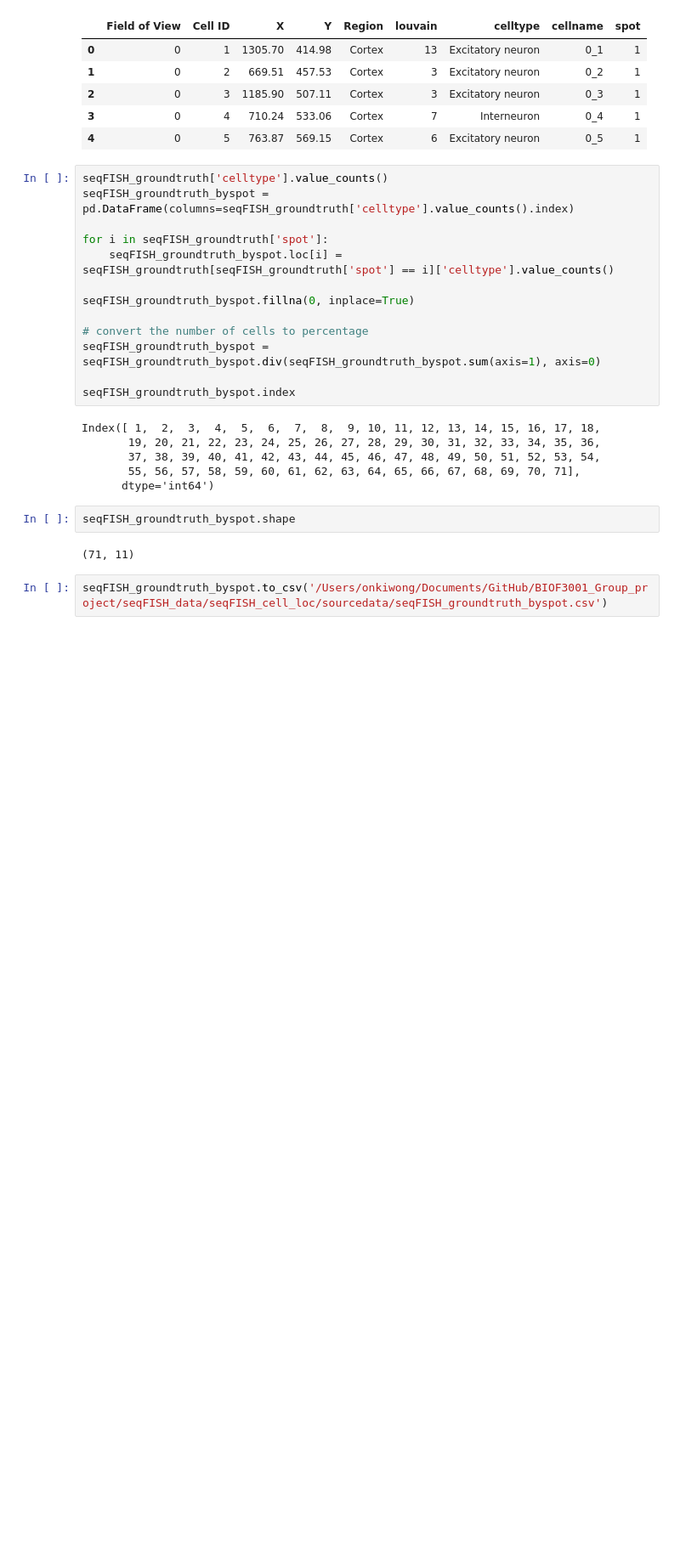
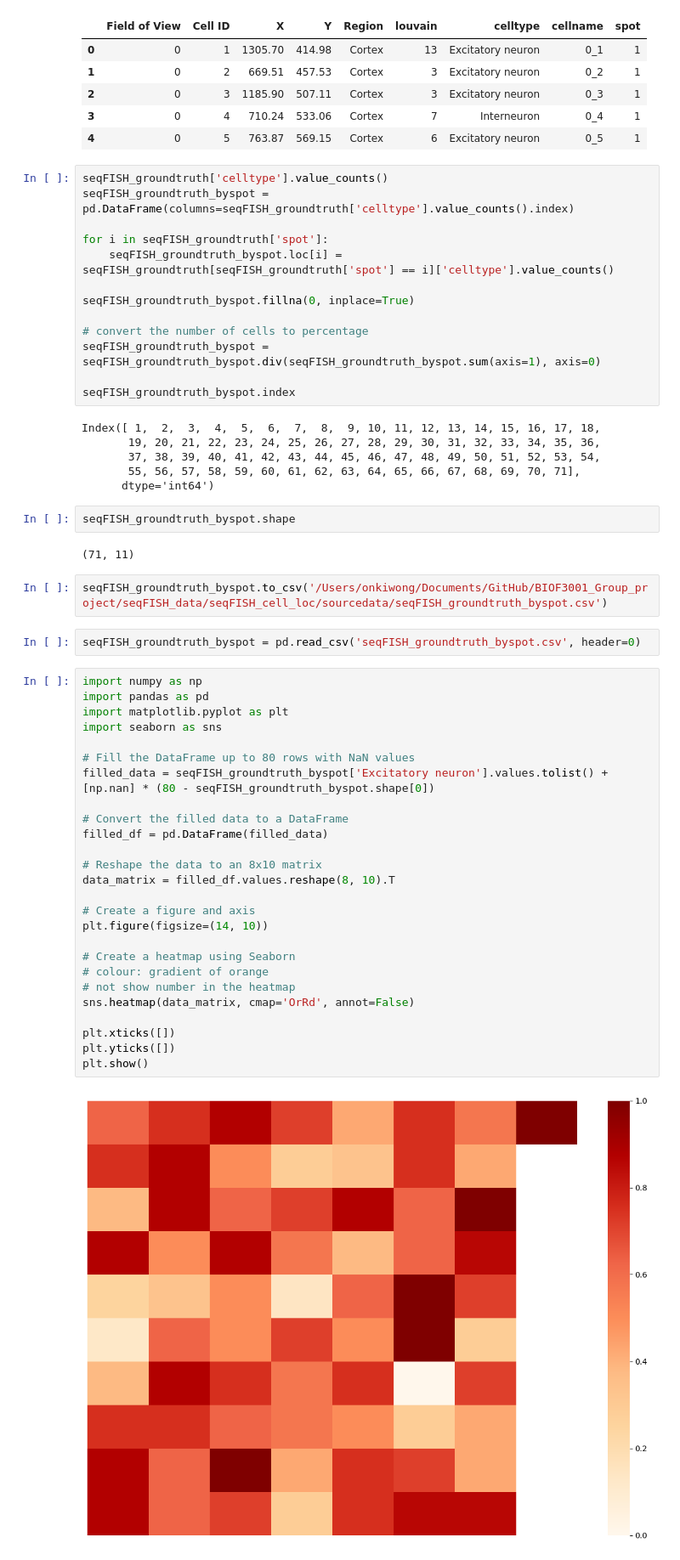
Before and after one commit to Angel030331/BIOF3001_Group_project, a Jupyter notebook: seqFISH+_ref/seqFISH_data_mapping.ipynb, the cells around one changed output. Shown: that part at 85% size. Drawn from its saved outputs; the diff is of its cells as text; blank space fills up the shorter version.

```diff
--- a/seqFISH+_ref/seqFISH_data_mapping.ipynb
+++ b/seqFISH+_ref/seqFISH_data_mapping.ipynb
@@ -698,3 +700,33 @@ seqFISH_groundtruth_byspot.shape
 (71, 11)
 # %%
 seqFISH_groundtruth_byspot.to_csv('/Users/onkiwong/Documents/GitHub/BIOF3001_Group_project/seqFISH_data/seqFISH_cell_loc/sourcedata/seqFISH_groundtruth_byspot.csv')
+# %%
+seqFISH_groundtruth_byspot = pd.read_csv('seqFISH_groundtruth_byspot.csv', header=0)
+# %%
+import numpy as np
+import pandas as pd
+import matplotlib.pyplot as plt
+import seaborn as sns
+
+# Fill the DataFrame up to 80 rows with NaN values
+filled_data = seqFISH_groundtruth_byspot['Excitatory neuron'].values.tolist() + [np.nan] * (80 - seqFISH_groundtruth_byspot.shape[0])
+
+# Convert the filled data to a DataFrame
+filled_df = pd.DataFrame(filled_data)
+
+# Reshape the data to an 8x10 matrix
+data_matrix = filled_df.values.reshape(8, 10).T
+
+# Create a figure and axis
+plt.figure(figsize=(14, 10))
+
+# Create a heatmap using Seaborn
+# colour: gradient of orange
+# not show number in the heatmap
+sns.heatmap(data_matrix, cmap='OrRd', annot=False)
+
+plt.xticks([])
+plt.yticks([])
+plt.show()
+# %% [output]
+[figure, added]
```
Also changed, not shown: parts of 4 cells of this notebook, 5 other files.
